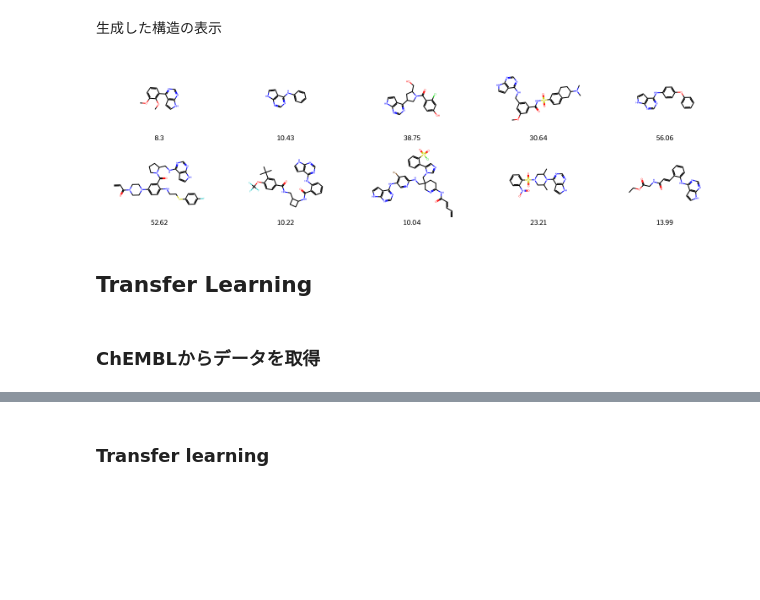
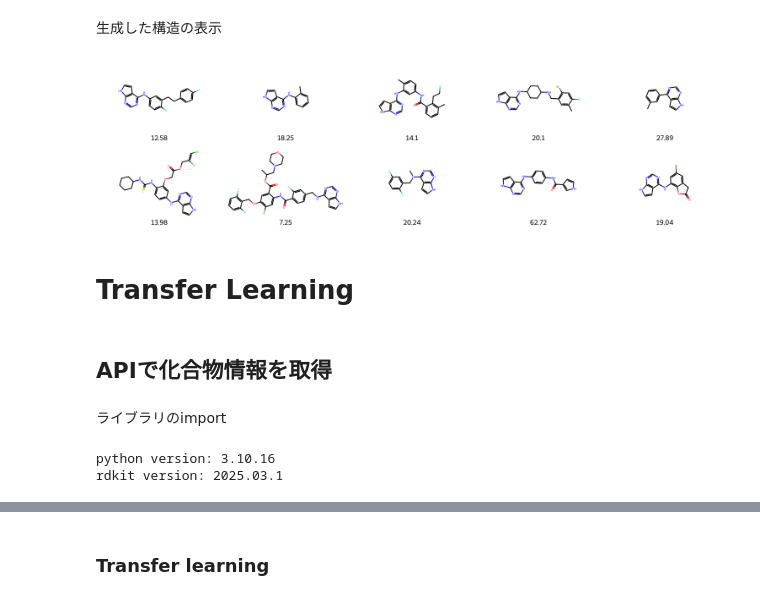
Before and after one commit to keetane/infomatics, a Jupyter notebook: reinvent4.ipynb, the cells around one changed output, grey strips where cells are left out. Saved outputs shown, nothing was run; the diff lists cells and outputs as text; code cells hidden in the pictures; blank space fills up the shorter version.

```diff
--- a/reinvent4.ipynb
+++ b/reinvent4.ipynb
@@ -261,13 +269,31 @@ for idx, path in csv_dict.items():
 # %% [markdown]
 生成した構造の表示
 # %%
-csv_name =csv_dict[2]
+csv_name =csv_dict[1]
 img = pd.read_csv(csv_name)
 PandasTools.AddMoleculeColumnToFrame(img, smilesCol='SMILES', molCol='Mol')
 Draw.MolsToGridImage(img.sample(10).Mol.tolist(), molsPerRow=5, subImgSize=(300,200), legends=img.NLL.astype(str).tolist())
 # %% [output]
-[figure, old version]
+[figure, new version]
 # %% [markdown]
-## Transfer Learning
+# Transfer Learning
+# %% [markdown]
+## APIで化合物情報を取得
 # %% [markdown]
-### ChEMBLからデータを取得
+ライブラリのimport
+# %%
+# https://github.com/chembl/notebooks/blob/main/ChEMBL_webresource_client_examples.ipynb
+from chembl_webresource_client.new_client import new_client
+from IPython.display import SVG
+import requests
+import pandas as pd
+from rdkit.Chem.Draw import IPythonConsole
+from rdkit.Chem import AllChem, PandasTools, rdRGroupDecomposition, Descriptors, Draw, Descriptors3D, rdMolDescriptors
+from rdkit import DataStructs, rdBase, Chem
+
+import platform
+print('python version: ' + platform.python_version())
+print(f'rdkit version: {rdBase.rdkitVersion}')
+# %% [output]
+python version: 3.10.16
+rdkit version: 2025.03.1
```
Also changed, not shown: parts of 20 cells of this notebook.
